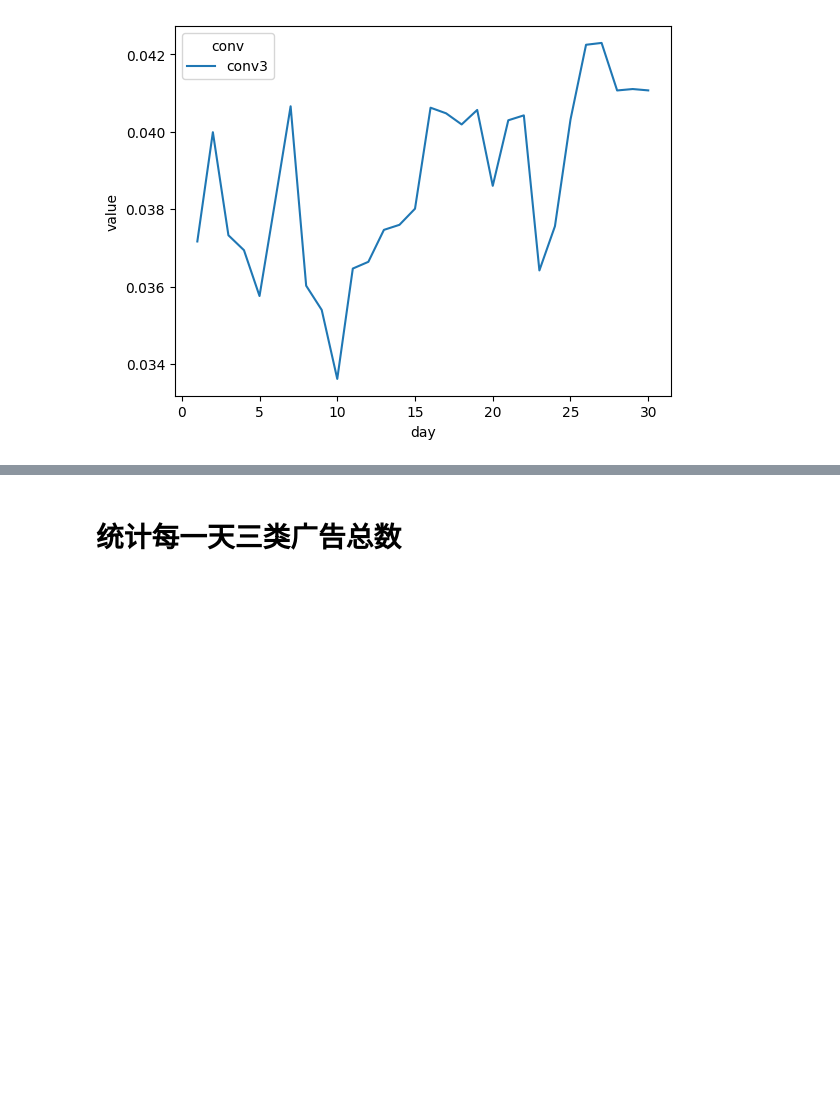
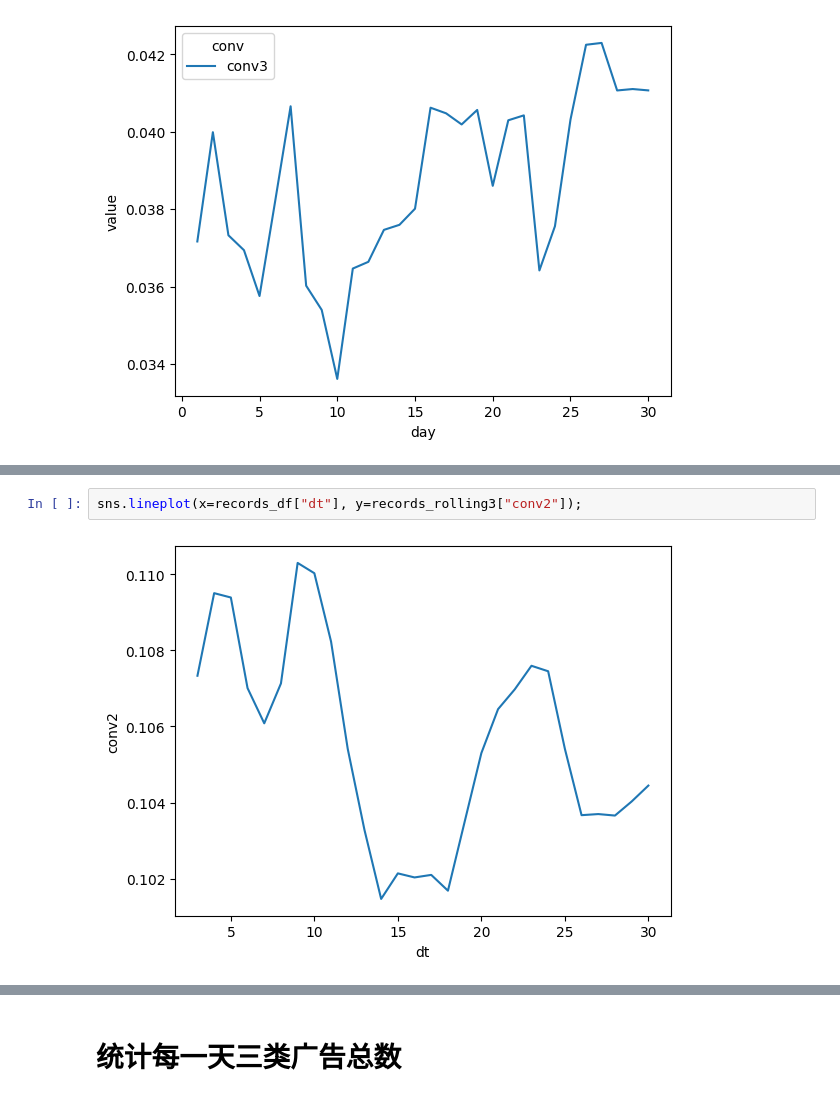
Before and after one commit to makwingchi/conversion-rate-prediction, a Jupyter notebook: PaddleDynamic/jupyter/feature_eng.ipynb, the cells around one changed output, grey strips where cells are left out. Cells and saved outputs as stored; diff of their text form; blank space fills up the shorter version.

```diff
--- a/PaddleDynamic/jupyter/feature_eng.ipynb
+++ b/PaddleDynamic/jupyter/feature_eng.ipynb
@@ -1083,0 +1455,4 @@ sns.lineplot(data=melted_conv_pct_df[melted_conv_pct_df.conv=="conv3"], x="day",
+# %%
+sns.lineplot(x=records_df["dt"], y=records_rolling3["conv2"]);
+# %% [output]
+[figure, added]
```
Also changed, not shown: parts of 43 cells of this notebook.
